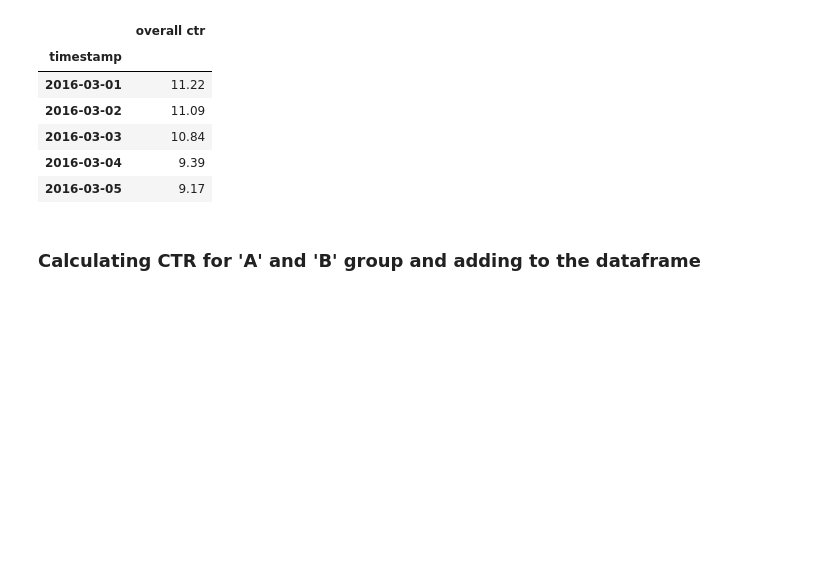
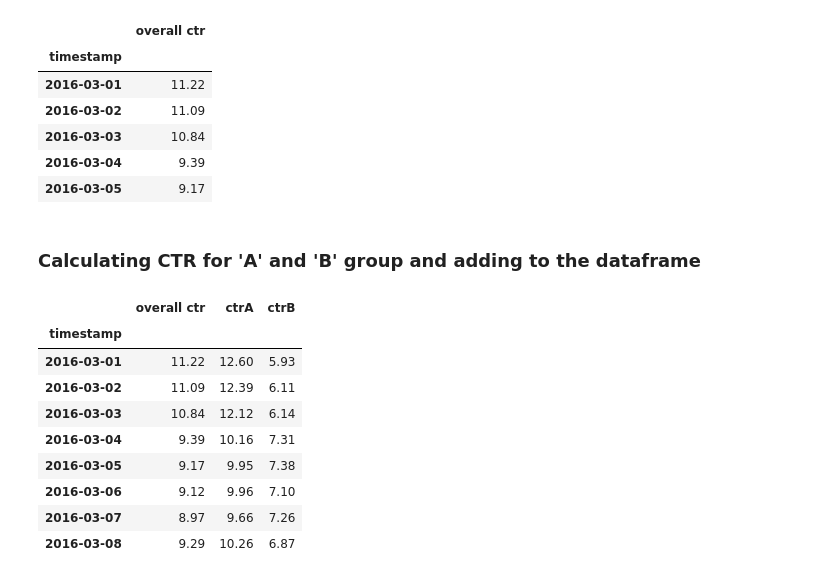
Before and after one commit to architgarg1515/AdevintaPatriciaCarmona, a Jupyter notebook: src/Adevinta technical test - code.ipynb, the cells around one changed output. Saved outputs shown, nothing was run; the diff lists cells and outputs as text; code cells hidden in the pictures; blank space fills up the shorter version.

```diff
--- a/src/Adevinta technical test - code.ipynb
+++ b/src/Adevinta technical test - code.ipynb
@@ -193,3 +193,17 @@ dfresults['ctrA'] = round((dfclicksA/dfvisitsA)*100, 2)
 # %%
 #Calculating CTR - B group
 dfresults['ctrB'] = round((dfclicksB/dfvisitsB)*100, 2)
+# %%
+#CTR dataset results per day
+dfresults
+# %% [output]
+|  | overall ctr | ctrA | ctrB |
+| timestamp |  |  |  |
+| 2016-03-01 | 11.22 | 12.60 | 5.93 |
+| 2016-03-02 | 11.09 | 12.39 | 6.11 |
+| 2016-03-03 | 10.84 | 12.12 | 6.14 |
+| 2016-03-04 | 9.39 | 10.16 | 7.31 |
+| 2016-03-05 | 9.17 | 9.95 | 7.38 |
+| 2016-03-06 | 9.12 | 9.96 | 7.10 |
+| 2016-03-07 | 8.97 | 9.66 | 7.26 |
+| 2016-03-08 | 9.29 | 10.26 | 6.87 |
```
Also changed, not shown: parts of 6 cells of this notebook, 1 other file.
